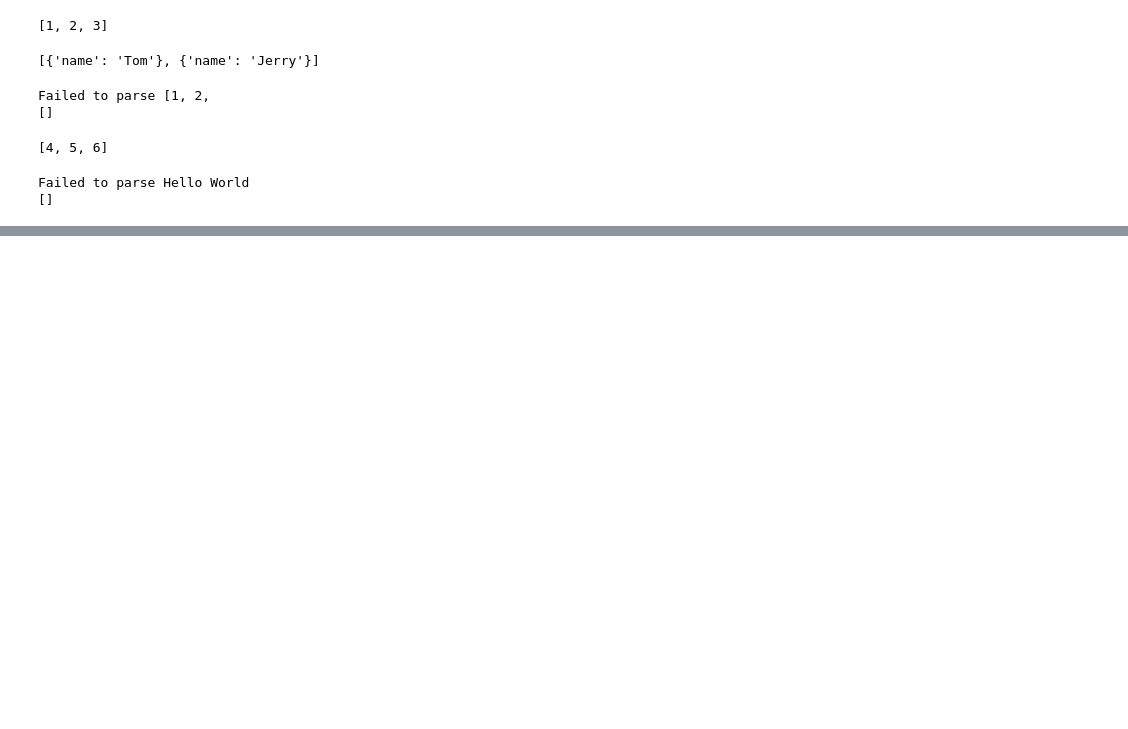
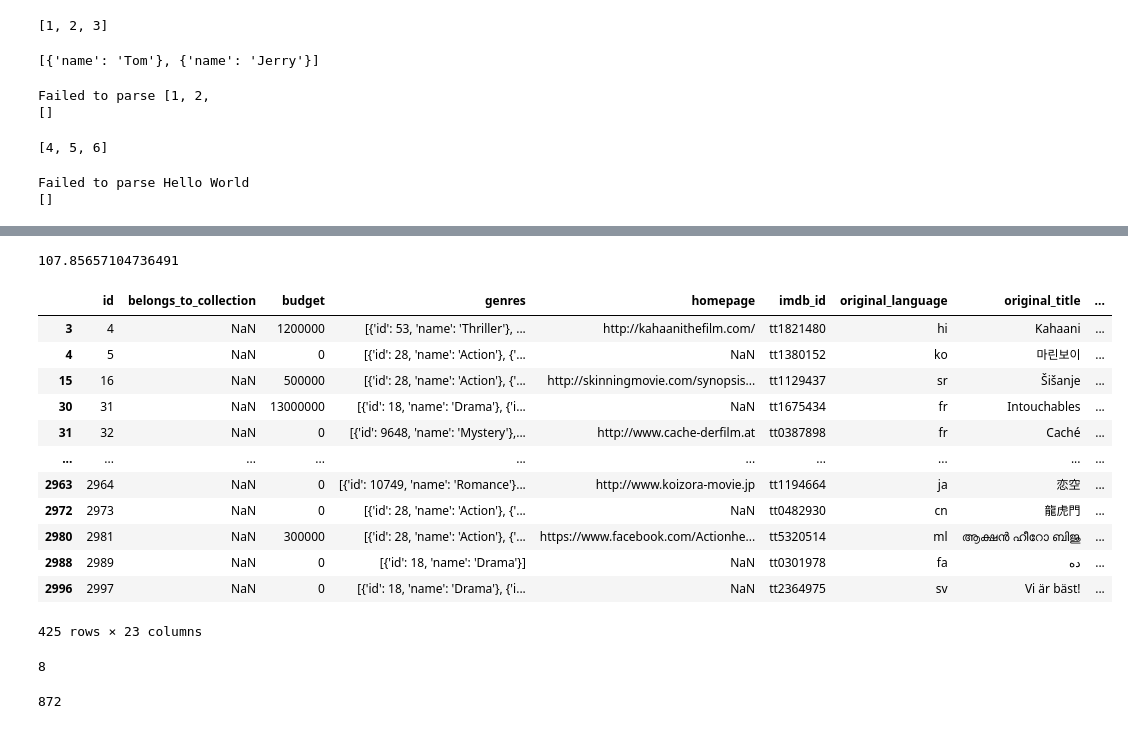
Before and after one commit to avinashsingh16/daily-python-numpy-pandas, a Jupyter notebook: Pandas_operation_test.ipynb, the cells around one changed output, grey strips where cells are left out. Saved outputs shown, nothing was run; the diff lists cells and outputs as text; code cells hidden in the pictures; blank space fills up the shorter version.

```diff
--- a/Pandas_operation_test.ipynb
+++ b/Pandas_operation_test.ipynb
@@ -143,0 +51,2 @@ The maximum order i.e 2 is on Thursday
+# %%
+imdb_df = pd.read_csv('/content/drive/MyDrive/datasets/imdb_data.csv')
@@ -143,0 +124,10 @@ The maximum order i.e 2 is on Thursday
+# %%
+# count = 0
+# for date in imdb_df['release_date']:
+imdb_df['release_date'] = pd.to_datetime(imdb_df['release_date'] ,format="%m/%d/%y",errors='coerce')
+movies_2015 = imdb_df[imdb_df['release_date'].dt.year==2015]
+print(len(movies_2015))
+
+
+
+# print(count)
@@ -143,0 +159,34 @@ The maximum order i.e 2 is on Thursday
+# %%
+# Q7: What is the average runtime of all movies?
+imdb_df['runtime'] = pd.to_numeric(imdb_df['runtime'],errors='coerce')
+average_runtime = imdb_df['runtime'].mean()
+print(average_runtime)
+# %% [output]
+107.85657104736491
+# %%
+# Q8: Show all movies where the original language is not English.
+imdb_df.loc[(~imdb_df['original_language'].isna()) & (imdb_df['original_language'] !='en')]
+# %% [output]
+|  | id | belongs_to_collection | budget | genres | homepage | imdb_id | original_language | original_title | ... |
+| 3 | 4 | NaN | 1200000 | [{'id': 53, 'name': 'Thriller'}, ... | http://kahaanithefilm.com/ | tt1821480 | hi | Kahaani | ... |
+| 4 | 5 | NaN | 0 | [{'id': 28, 'name': 'Action'}, {'... | NaN | tt1380152 | ko | 마린보이 | ... |
+| 15 | 16 | NaN | 500000 | [{'id': 28, 'name': 'Action'}, {'... | http://skinningmovie.com/synopsis... | tt1129437 | sr | Šišanje | ... |
+| 30 | 31 | NaN | 13000000 | [{'id': 18, 'name': 'Drama'}, {'i... | NaN | tt1675434 | fr | Intouchables | ... |
+| 31 | 32 | NaN | 0 | [{'id': 9648, 'name': 'Mystery'},... | http://www.cache-derfilm.at | tt0387898 | fr | Caché | ... |
+| ... | ... | ... | ... | ... | ... | ... | ... | ... | ... |
+| 2963 | 2964 | NaN | 0 | [{'id': 10749, 'name': 'Romance'}... | http://www.koizora-movie.jp | tt1194664 | ja | 恋空 | ... |
+| 2972 | 2973 | NaN | 0 | [{'id': 28, 'name': 'Action'}, {'... | NaN | tt0482930 | cn | 龍虎門 | ... |
+| 2980 | 2981 | NaN | 300000 | [{'id': 28, 'name': 'Action'}, {'... | https://www.facebook.com/Actionhe... | tt5320514 | ml | ആക്ഷൻ ഹീറോ ബിജു | ... |
+| 2988 | 2989 | NaN | 0 | [{'id': 18, 'name': 'Drama'}] | NaN | tt0301978 | fa | ده | ... |
+| 2996 | 2997 | NaN | 0 | [{'id': 18, 'name': 'Drama'}, {'i... | NaN | tt2364975 | sv | Vi är bäst! | ... |
+425 rows × 23 columns
+# %%
+#  Q9: Find the number of movies that have a popularity score greater than 100.
+len(imdb_df[imdb_df['popularity']>100])
+# %% [output]
+8
+# %%
+# How many unique genres are there in the dataset?
+imdb_df['genres'].nunique()
+# %% [output]
+872
```
Also changed, not shown: parts of 44 cells of this notebook.
